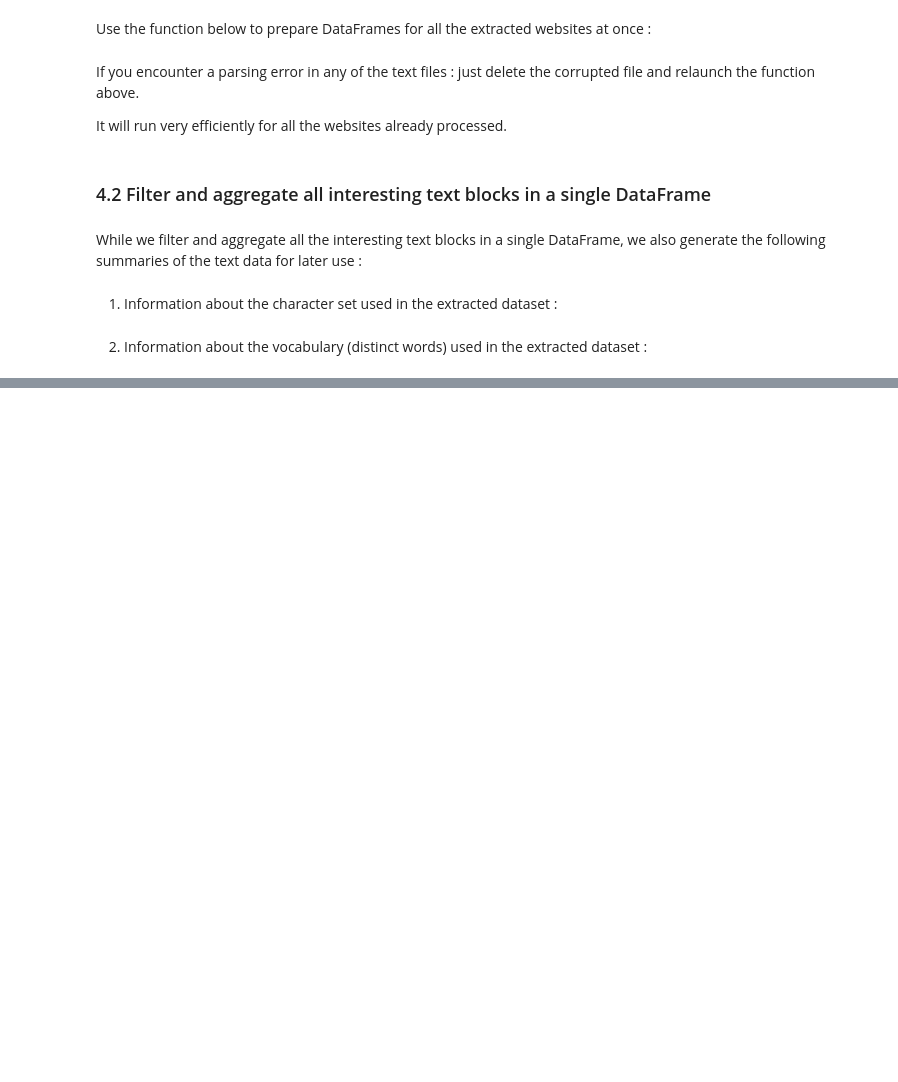
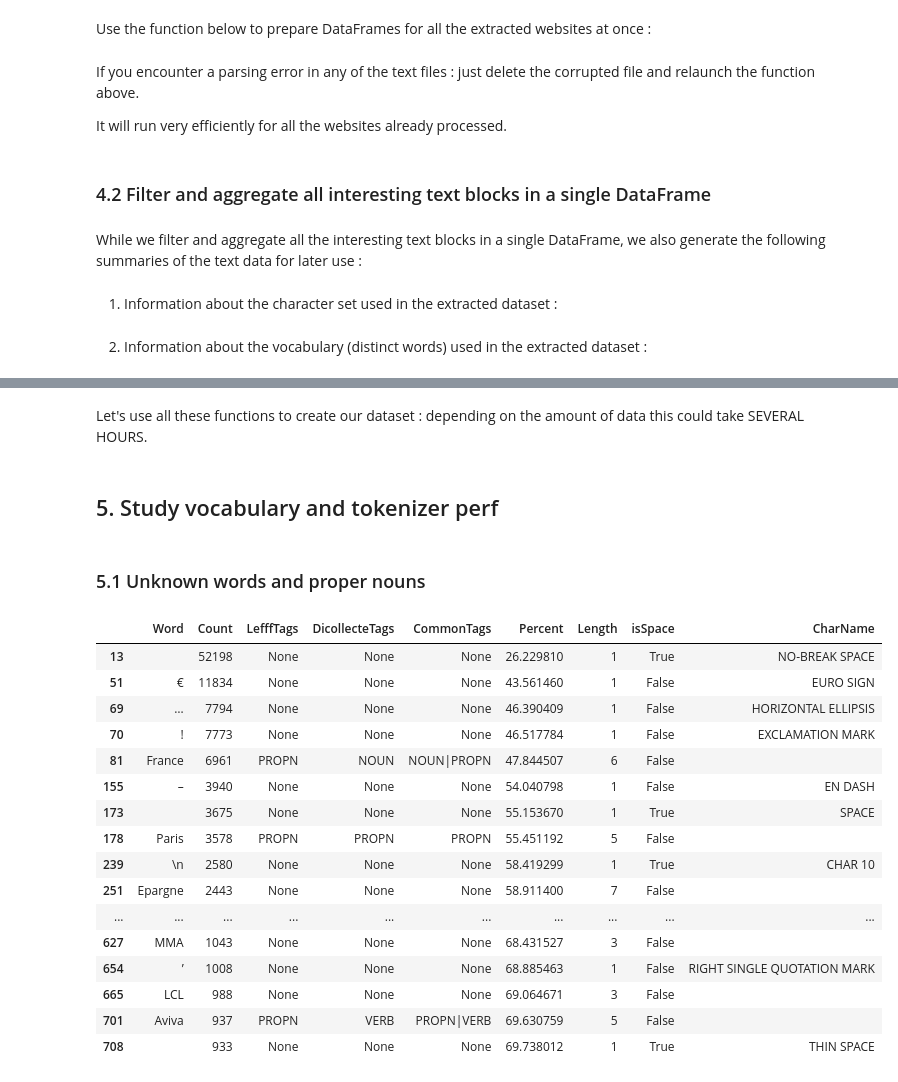
Before and after one commit to laurentprudhon/nlptextdoc, a Jupyter notebook: nlptextdoc.python/nlptextdoc-lib-v1.ipynb, the cells around one changed output, grey strips where cells are left out. Cells and saved outputs as stored; diff of their text form; code cells hidden in the pictures; blank space fills up the shorter version.

```diff
--- a/nlptextdoc.python/nlptextdoc-lib-v1.ipynb
+++ b/nlptextdoc.python/nlptextdoc-lib-v1.ipynb
@@ -805,19 +872,26 @@ While we filter and aggregate all the interesting text blocks in a single DataFr
 # %% [markdown]
 1. Information about the character set used in the extracted dataset :
 # %%
+from unicodedata import name as unicodename
+
+def charname(char):
+    return unicodename(char,f"CHAR {ord(char)}")
+
 def saveCharset(rootdir, vocabdf):
     print("Saving the character set ...")
-    charset = defaultdict(lambda:0)
+    charcounts = defaultdict(lambda:0)
     for idx,row in vocabdf.iterrows():
-        token = row["Words"]
-        count = row["Counts"]
+        token = row["Word"]
+        count = row["Count"]
         for char in token:
             charcode = ord(char)
             charcounts[charcode] = charcounts[charcode] + count
-    charsetdf = pd.DataFrame({"Code" : [*charset.keys()], "Count" : [*charset.values()]})
+    charsetdf = pd.DataFrame({"Code" : [*charcounts.keys()], "Count" : [*charcounts.values()]})
     charsetdf.sort_values("Count", ascending=False, inplace=True)
     charsetdf.reset_index(inplace=True)
-    charsetdf["Char"] = charsetdf.index.map(lambda x:chr(x))
+    charsetdf.drop('index', axis=1, inplace=True)
+    charsetdf["Char"] = charsetdf["Code"].map(lambda x:chr(x))
+    charsetdf["CharName"] = charsetdf["Char"].map(lambda c:charname(c))
     charsetdf["isAlpha"] = charsetdf["Char"].map(lambda x:x.isalpha())
     charsetdf["isDigit"] = charsetdf["Char"].map(lambda x:x.isdigit())
     charsetdf["isSpace"] = charsetdf["Char"].map(lambda x:x.isspace())
@@ -825,7 +899,11 @@ def saveCharset(rootdir, vocabdf):
     charsetfile = rootdir / "charset.dataframe.feather"
     charsetdf.to_feather(charsetfile)
     charsetdf.to_csv(rootdir / "charset.csv",sep=";")
-    print(f"- {len(charset} distinct characters")
+    print(f"- {len(charsetdf)} distinct characters")
     return charsetdf
+
+def loadCharset(rootdir):
+    charsetfile = rootdir / "charset.dataframe.feather"
+    return pd.read_feather(charsetfile)
 # %% [markdown]
 2. Information about the vocabulary (distinct words) used in the extracted dataset :
@@ -831,0 +1040,2 @@ def saveCharset(rootdir, vocabdf):
+# %% [markdown]
+Let's use all these functions to create our dataset : depending on the amount of data this could take SEVERAL HOURS.
@@ -831,0 +1044,34 @@ def saveCharset(rootdir, vocabdf):
+# %% [markdown]
+## 5. Study vocabulary and tokenizer perf
+# %% [markdown]
+### 5.1 Unknown words and proper nouns
+# %%
+def listUnknownWordsAndProperNouns(vocabdf):
+    uwords = vocabdf[(vocabdf["CommonTags"] == "None") | (vocabdf["CommonTags"].str.contains("PROPN"))].copy()
+    uwords["Length"] = uwords["Word"].apply(lambda w: len(w))
+    uwords["isSpace"] = uwords["Word"].apply(lambda w: w.isspace())
+    uwords["CharName"] = uwords["Word"].apply(lambda w: charname(w) if len(w)==1 else "")
+    uwords.to_csv(rootdir / "specificwords.csv",sep=";")
+    return uwords
+# %%
+vocabdf = loadVocabulary(rootdir)
+specificwords = listUnknownWordsAndProperNouns(vocabdf)
+specificwords.head(30)
+# %% [output]
+|  | Word | Count | LefffTags | DicollecteTags | CommonTags | Percent | Length | isSpace | CharName |
+| 13 |  | 52198 | None | None | None | 26.229810 | 1 | True | NO-BREAK SPACE |
+| 51 | € | 11834 | None | None | None | 43.561460 | 1 | False | EURO SIGN |
+| 69 | … | 7794 | None | None | None | 46.390409 | 1 | False | HORIZONTAL ELLIPSIS |
+| 70 | ! | 7773 | None | None | None | 46.517784 | 1 | False | EXCLAMATION MARK |
+| 81 | France | 6961 | PROPN | NOUN | NOUN|PROPN | 47.844507 | 6 | False |  |
+| 155 | – | 3940 | None | None | None | 54.040798 | 1 | False | EN DASH |
+| 173 |  | 3675 | None | None | None | 55.153670 | 1 | True | SPACE |
+| 178 | Paris | 3578 | PROPN | PROPN | PROPN | 55.451192 | 5 | False |  |
+| 239 | \n | 2580 | None | None | None | 58.419299 | 1 | True | CHAR 10 |
+| 251 | Epargne | 2443 | None | None | None | 58.911400 | 7 | False |  |
+| ... | ... | ... | ... | ... | ... | ... | ... | ... | ... |
+| 627 | MMA | 1043 | None | None | None | 68.431527 | 3 | False |  |
+| 654 | ’ | 1008 | None | None | None | 68.885463 | 1 | False | RIGHT SINGLE QUOTATION MARK |
+| 665 | LCL | 988 | None | None | None | 69.064671 | 3 | False |  |
+| 701 | Aviva | 937 | PROPN | VERB | PROPN|VERB | 69.630759 | 5 | False |  |
+| 708 |  | 933 | None | None | None | 69.738012 | 1 | True | THIN SPACE |
```
Also changed, not shown: parts of 35 cells of this notebook, 2 other files.
